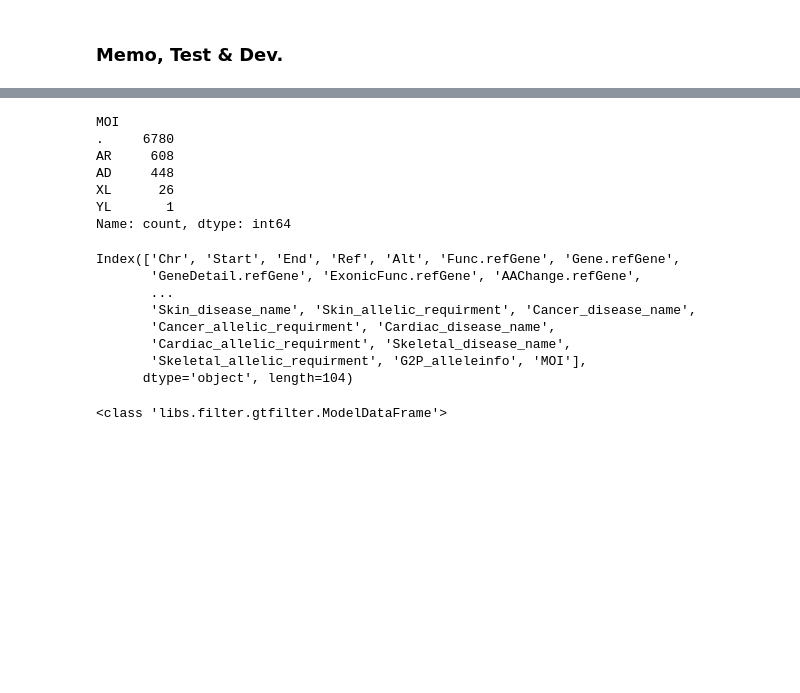
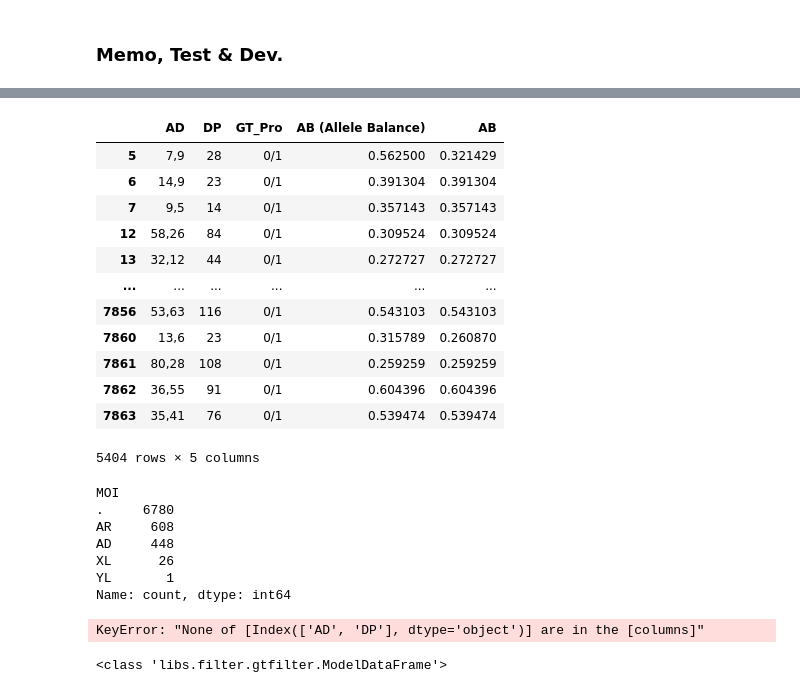
Before and after one commit to ysut/playground, a Jupyter notebook: wesanno/wesanno/test.ipynb, the cells around one changed output, grey strips where cells are left out. Drawn from its saved outputs; the diff is of its cells as text; code cells hidden in the pictures; blank space fills up the shorter version.

```diff
--- a/wesanno/wesanno/test.ipynb
+++ b/wesanno/wesanno/test.ipynb
@@ -91,21 +93,37 @@ df = preprocessing.all_pre_processing()
 #-----   STEP 6. Annotation
 gba = GeneBasedAnno(args)
 df = gba.anno_hgmd(df=df)
+df = gba.dm_filter(df=df)
 df = gba.anno_dcpr(df=df)
 df['MOI'] = df.apply(gba.summarize_moi, axis=1)
 
 
+
 #-----   STEP 7. Filtering
 maffilter = MafFilter(
-    df=df, mode_samples_info=mode_samples_info, config=configs)
+    df=df, mode_samples_info=mode_samples_info, configs=configs)
 df = maffilter.all_filtering()
 
 typefilter = TypeFilter(df=df)
 df = typefilter.exclude_hlamuc_and_exonicsyno()
 
+qcfilter = QcFilter(df=df, configs=configs)
+df = qcfilter.exclude_low_quality()
+
 gtfilter = GtFilter(
     df=df, mode_samples_info=mode_samples_info)
 dfs = gtfilter.genotypeing_filter()
+
+
+#-----  Variant reduction and count variants of filtering process
+countsummery_file = str(Path(output_file_path).parent) + '/CountSummary.xlsx'
+dfs_filtered = counter(dfs=dfs, output_excel=countsummery_file)
+
+
+#-----   STEP 8. Hard filtering
+hard = HardFilter(dfs=dfs_filtered)
+dfs = hard.hard_filtering()
+
 
 
 #-----   STEP 8. Output as an Excel
@@ -116,9 +134,3 @@ def df_to_excel(dfs: dataclass, output_xlsx) -> None:
             df.to_excel(writer, sheet_name=sheet_name, index=False)
 
 df_to_excel(dfs, f"{output_file_path}.xlsx")
-
-
-#-----   STEP (Final Step). Count variants of filtering process
-countsummery_file = str(Path(output_file_path).parent) + '/CountSummary.xlsx'
-counter_result = counter(dfs=dfs, output_excel=countsummery_file)
-print(counter_result)
@@ -178,3 +233,21 @@ df['MOI'] = df.apply(gba.summarize_moi, axis=1)
+# %%
+df['AB'] = df['AD'].str.split(',', expand=True)[1].astype(int) / df['DP'].astype(int)
+# %%
+df.loc[df['GT_Pro'] == '0/1', ['AD', 'DP', 'GT_Pro', 'AB (Allele Balance)', 'AB']]
+# %% [output]
+|  | AD | DP | GT_Pro | AB (Allele Balance) | AB |
+| 5 | 7,9 | 28 | 0/1 | 0.562500 | 0.321429 |
+| 6 | 14,9 | 23 | 0/1 | 0.391304 | 0.391304 |
+| 7 | 9,5 | 14 | 0/1 | 0.357143 | 0.357143 |
+| 12 | 58,26 | 84 | 0/1 | 0.309524 | 0.309524 |
+| 13 | 32,12 | 44 | 0/1 | 0.272727 | 0.272727 |
+| ... | ... | ... | ... | ... | ... |
+| 7856 | 53,63 | 116 | 0/1 | 0.543103 | 0.543103 |
+| 7860 | 13,6 | 23 | 0/1 | 0.315789 | 0.260870 |
+| 7861 | 80,28 | 108 | 0/1 | 0.259259 | 0.259259 |
+| 7862 | 36,55 | 91 | 0/1 | 0.604396 | 0.604396 |
+| 7863 | 35,41 | 76 | 0/1 | 0.539474 | 0.539474 |
+5404 rows × 5 columns
 # %%
 df['MOI'].value_counts()
 # %% [output]
@@ -185,17 +258,10 @@ AD     448
 XL      26
 YL       1
 Name: count, dtype: int64
-# %%
-df.columns
-# %% [output]
-Index(['Chr', 'Start', 'End', 'Ref', 'Alt', 'Func.refGene', 'Gene.refGene',
-       'GeneDetail.refGene', 'ExonicFunc.refGene', 'AAChange.refGene',
-       ...
-       'Skin_disease_name', 'Skin_allelic_requirment', 'Cancer_disease_name',
-       'Cancer_allelic_requirment', 'Cardiac_disease_name',
-       'Cardiac_allelic_requirment', 'Skeletal_disease_name',
-       'Skeletal_allelic_requirment', 'G2P_alleleinfo', 'MOI'],
-      dtype='object', length=104)
+# %%
+df[['AD', 'DP']]
+# %% [output]
+KeyError: "None of [Index(['AD', 'DP'], dtype='object')] are in the [columns]"
 # %%
 def summarize_allelic_requirement(row, not_ad, not_ar, not_xl, not_yl):
     inheritance = row['expected_inheritance']
```
Also changed, not shown: parts of 5 cells of this notebook, 21 other files.
